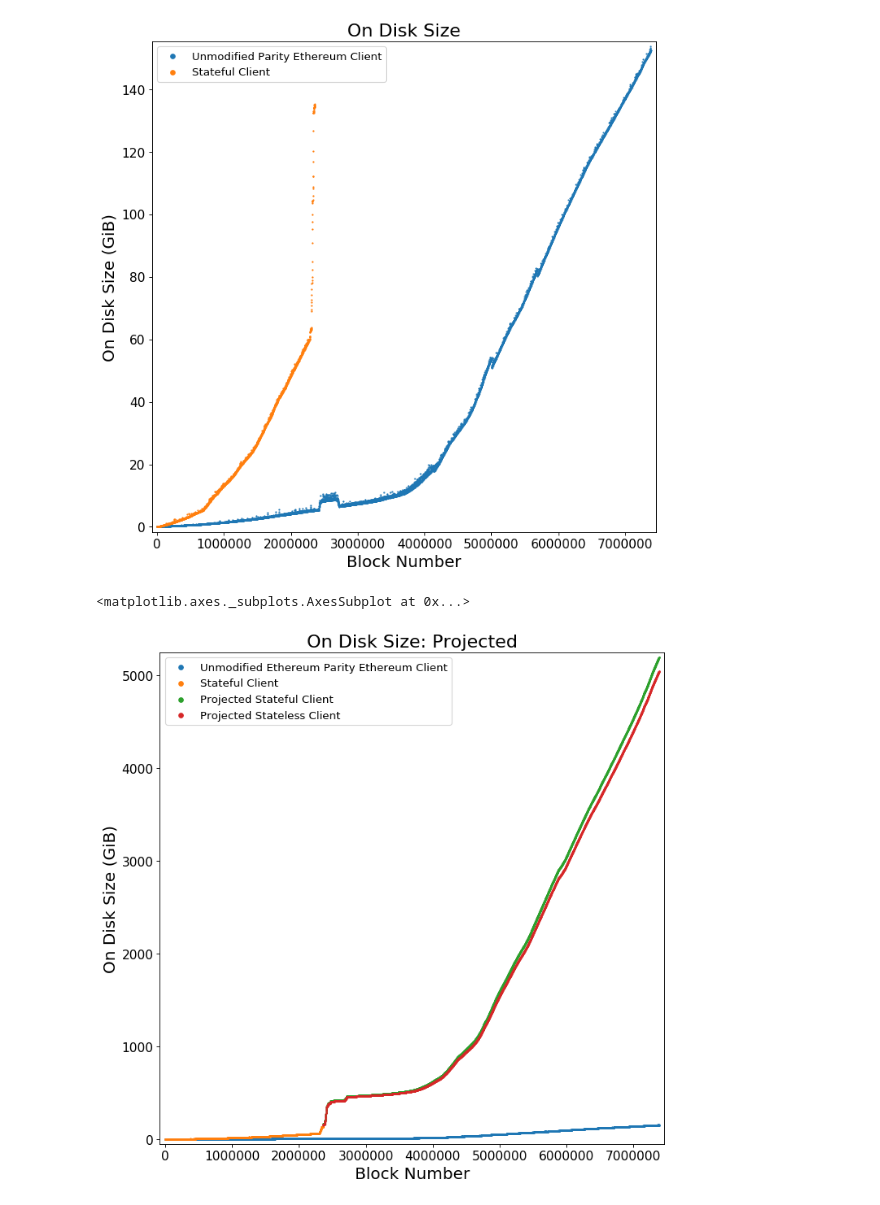
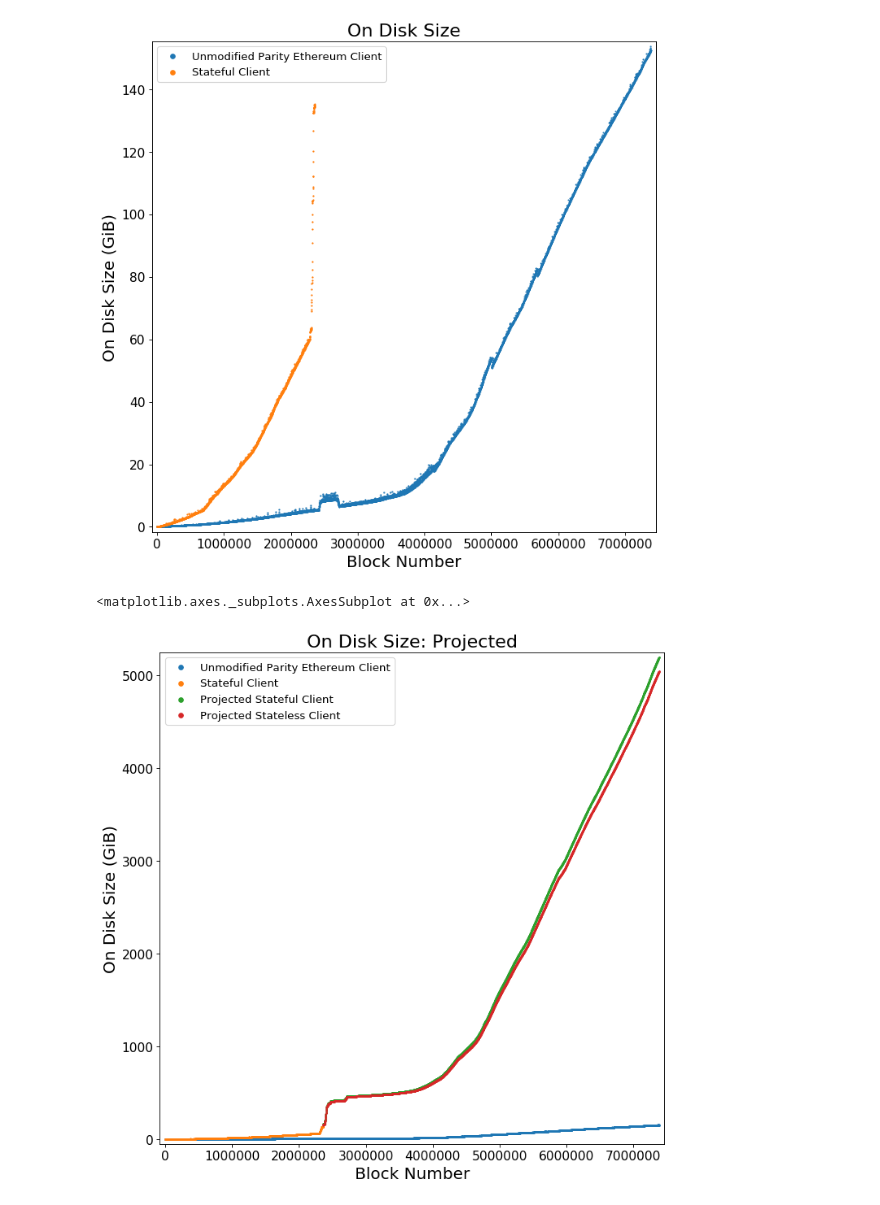
Before and after one commit to souvik1997/thesis, a Jupyter notebook: figures/results/graphs/background/Plots.ipynb, the cells around one changed output. Drawn from its saved outputs; the diff is of its cells as text; code cells hidden in the pictures.

```diff
--- a/figures/results/graphs/background/Plots.ipynb
+++ b/figures/results/graphs/background/Plots.ipynb
@@ -149,14 +156,14 @@ plot_multiple_sizes([["Unmodified Parity Ethereum Client", [(x[0], x[1] / (1024
 # %%
 projected_on_disk_size_fig = plt.figure(figsize=(10, 10), dpi=80)
 ax = projected_on_disk_size_fig.add_subplot(1,1,1)
 
-plot_multiple_sizes([["Unmodified Ethereum Parity Ethereum Client", [(x[0], x[1] / (1024 * 1024 * 1024)) for x in on_disk_size]],
+plot_multiple_sizes([["Unmodified Parity Ethereum Client", [(x[0], x[1] / (1024 * 1024 * 1024)) for x in on_disk_size]],
                     ["Stateful Client", [(x[0], x[1] / (1024 * 1024 * 1024)) for x in stateless_on_disk_size]],
                     ["Projected Stateful Client", [(x[0], x[1] / (1024 * 1024 * 1024)) for x in projected_stateful_disk_usage]],
                     ["Projected Stateless Client", [(x[0], x[1] / (1024 * 1024 * 1024)) for x in projected_stateless_disk_usage]]], ax, "On Disk Size: Projected", "On Disk Size (GiB)", rolling=1)
 # %% [output]
 <matplotlib.axes._subplots.AxesSubplot at 0x...>
-[figure, old version]
+[figure, new version]
 # %%
 def plot_db_stats(data, ax, title, ylabel, *, rolling=1):
     ax.margins(0.01)
```
Also changed, not shown: parts of 7 cells of this notebook, 3 other files.
